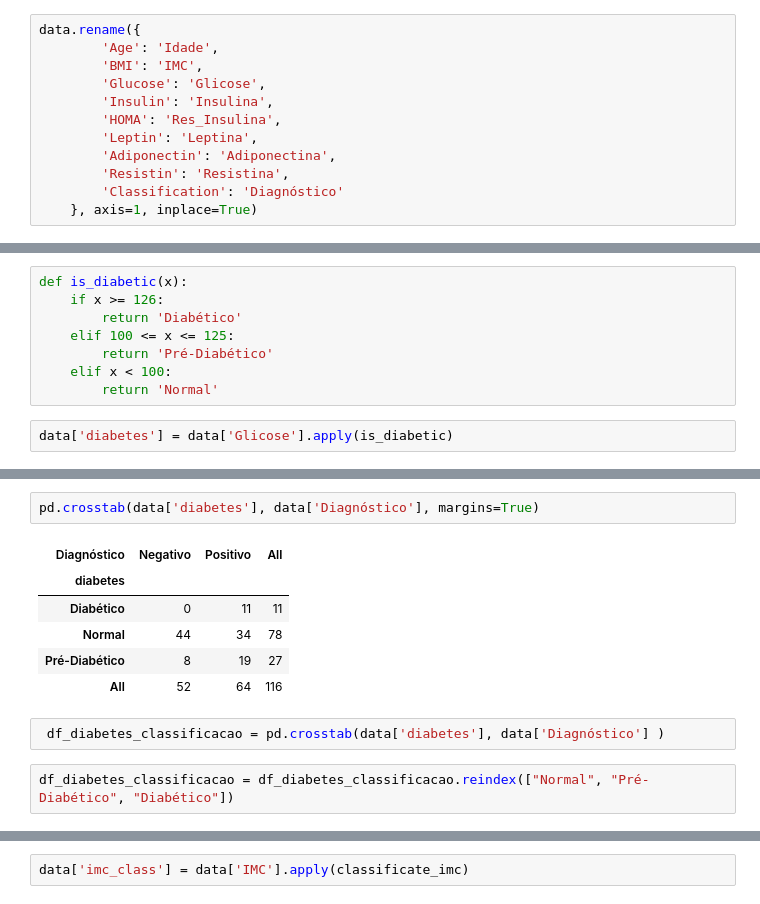
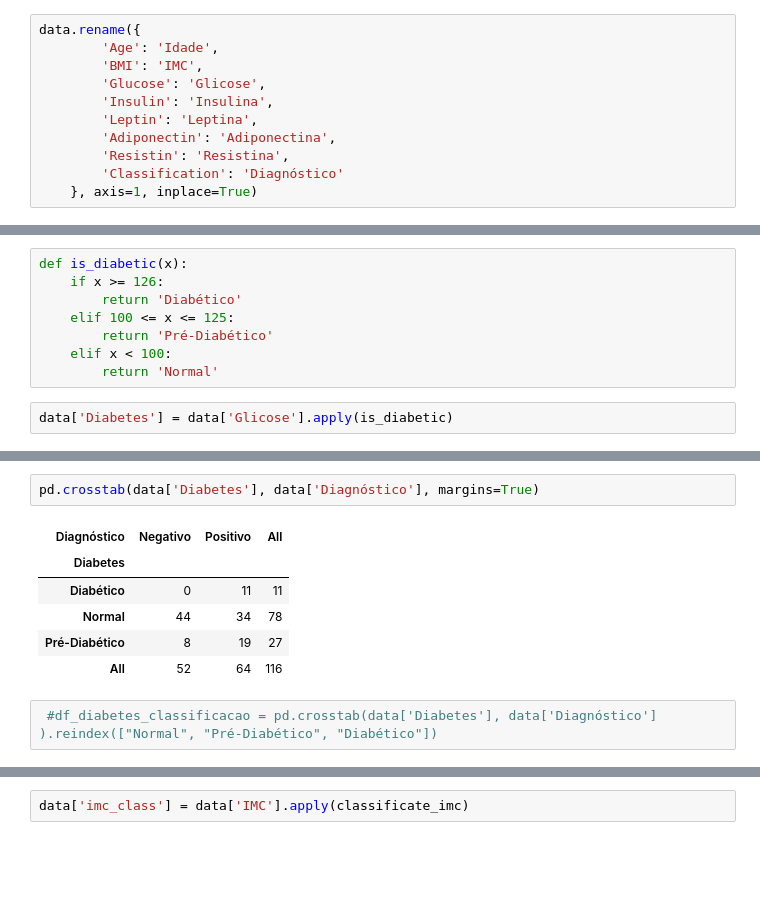
Before and after one commit to flaviowu/Blue_DS, a Jupyter notebook: Modulo2/projeto_02/projeto_2.ipynb, the cells around one changed output, grey strips where cells are left out. Cells and saved outputs as stored; diff of their text form; blank space fills up the shorter version.

```diff
--- a/Modulo2/projeto_02/projeto_2.ipynb
+++ b/Modulo2/projeto_02/projeto_2.ipynb
@@ -77,7 +77,6 @@ data.rename({
         'BMI': 'IMC',
         'Glucose': 'Glicose',
         'Insulin': 'Insulina',
-        'HOMA': 'Res_Insulina',
         'Leptin': 'Leptina',
         'Adiponectin': 'Adiponectina',
         'Resistin': 'Resistina',
@@ -163,7 +184,7 @@ def is_diabetic(x):
     elif x < 100:
         return 'Normal'
 # %%
-data['diabetes'] = data['Glicose'].apply(is_diabetic)
+data['Diabetes'] = data['Glicose'].apply(is_diabetic)
 # %%
 data.head()
 # %% [output]
@@ -176,13 +197,11 @@ data.head()
 # %%
-pd.crosstab(data['diabetes'], data['Diagnóstico'], margins=True)
+pd.crosstab(data['Diabetes'], data['Diagnóstico'], margins=True)
 # %% [output]
 | Diagnóstico | Negativo | Positivo | All |
-| diabetes |  |  |  |
+| Diabetes |  |  |  |
 | Diabético | 0 | 11 | 11 |
 | Normal | 44 | 34 | 78 |
 | Pré-Diabético | 8 | 19 | 27 |
 | All | 52 | 64 | 116 |
 # %%
- df_diabetes_classificacao = pd.crosstab(data['diabetes'], data['Diagnóstico'] )
+ #df_diabetes_classificacao = pd.crosstab(data['Diabetes'], data['Diagnóstico'] ).reindex(["Normal", "Pré-Diabético", "Diabético"])
-# %%
-df_diabetes_classificacao = df_diabetes_classificacao.reindex(["Normal", "Pré-Diabético", "Diabético"])
```
Also changed, not shown: parts of 30 cells of this notebook.
